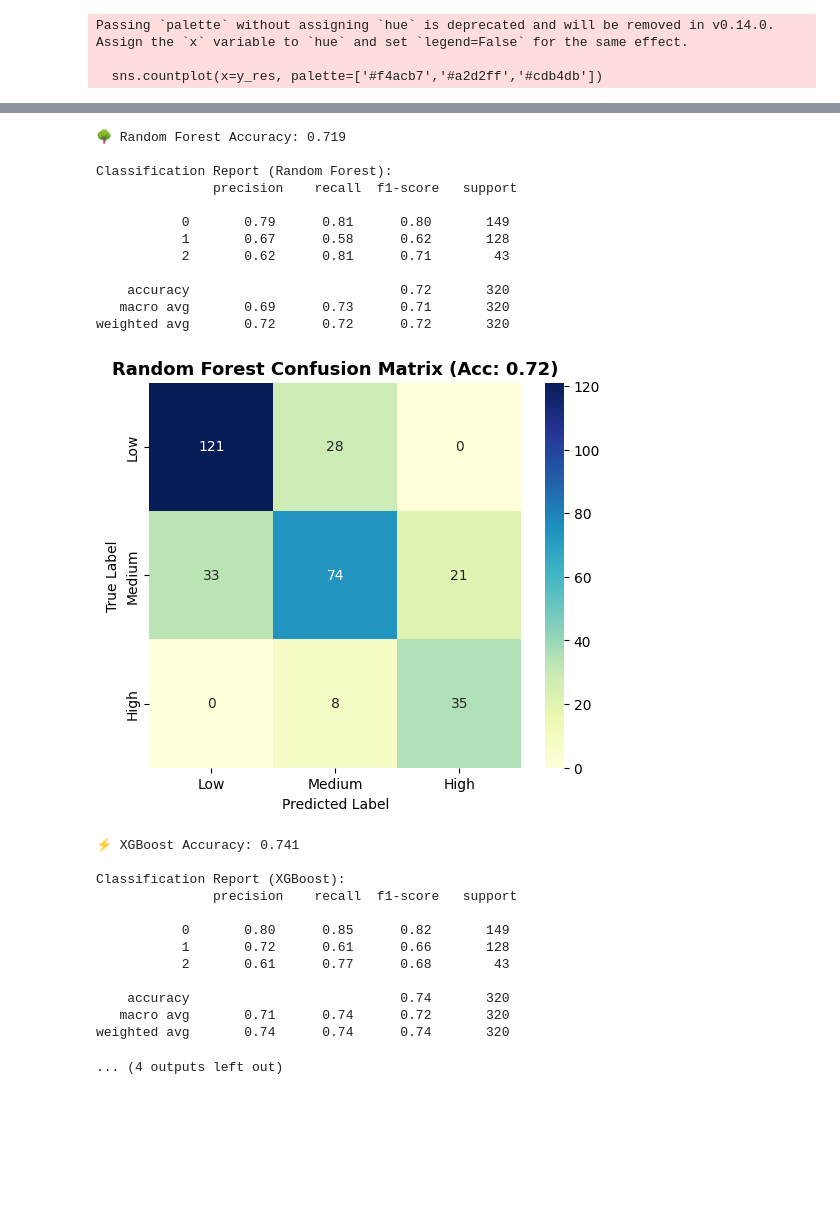
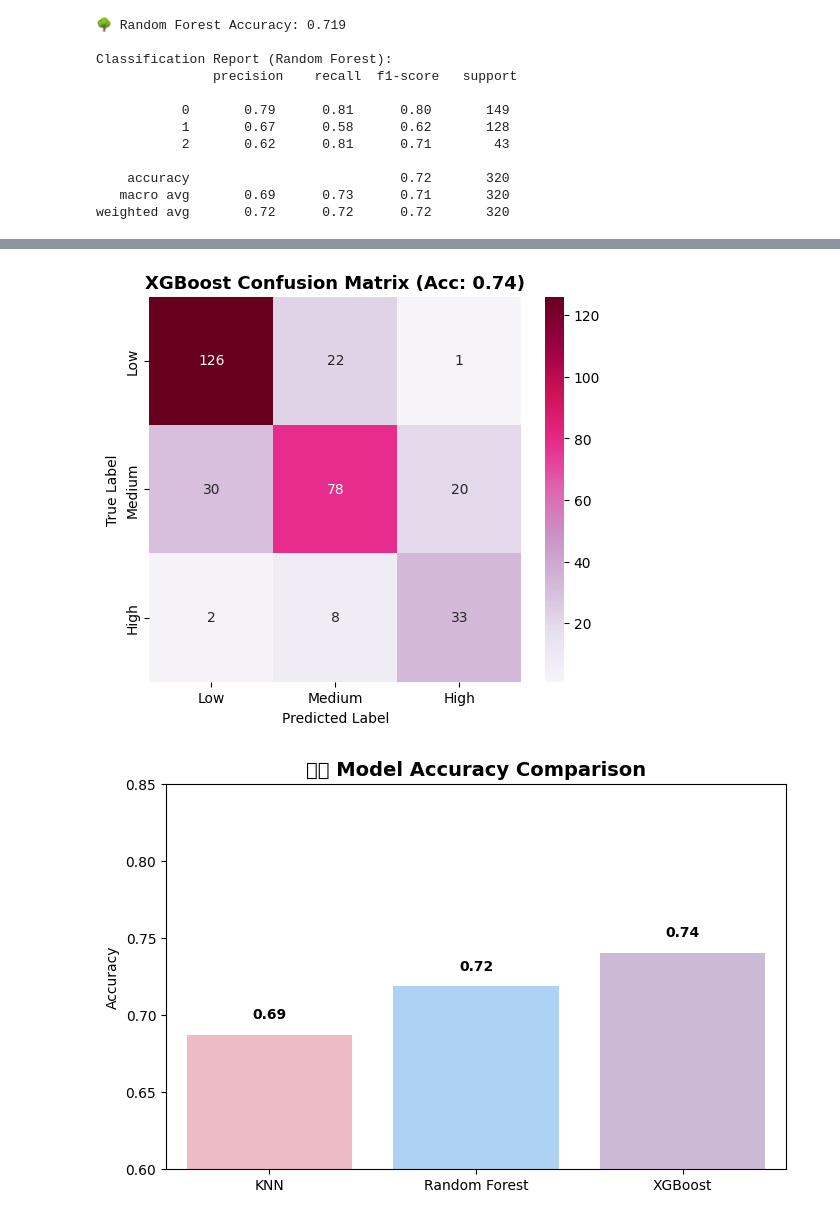
Before and after one commit to Nikkilabesf/k-nearest-neighbors-project-tutorial, a Jupyter notebook: K-Nearest-Neighbors-projects.ipynb, the cells around one changed output, grey strips where cells are left out. Cells and saved outputs as stored; diff of their text form; code cells hidden in the pictures; blank space fills up the shorter version.

Commit message:
🍷 Final version: KNN, Random Forest, XGBoost + fixed visuals and summary

```diff
--- a/K-Nearest-Neighbors-projects.ipynb
+++ b/K-Nearest-Neighbors-projects.ipynb
@@ -20,6 +20,8 @@ from sklearn.ensemble import RandomForestClassifier
 from sklearn.metrics import accuracy_score, confusion_matrix, classification_report
 from imblearn.over_sampling import SMOTE
 from xgboost import XGBClassifier
+import warnings
+warnings.filterwarnings("ignore")  # hide minor warnings for clean output
 
 # ==========================================================
 # 🍇 1️⃣ Load Dataset
@@ -63,7 +65,7 @@ X_test_scaled = scaler.transform(X_test)
 # 📊 5️⃣ Show Class Imbalance Before SMOTE
 # ==========================================================
 plt.figure(figsize=(6,4))
-sns.countplot(x=y_train, palette=['#f4acb7','#a2d2ff','#cdb4db'])
+sns.countplot(x=y_train, hue=y_train, legend=False, palette=['#f4acb7','#a2d2ff','#cdb4db'])
 plt.title("Before SMOTE: Class Distribution", fontsize=13, fontweight='bold')
 plt.xlabel("Label (0=Low, 1=Medium, 2=High)")
 plt.ylabel("Count")
@@ -76,7 +78,7 @@ smote = SMOTE(random_state=42)
 X_res, y_res = smote.fit_resample(X_train_scaled, y_train)
 
 plt.figure(figsize=(6,4))
-sns.countplot(x=y_res, palette=['#f4acb7','#a2d2ff','#cdb4db'])
+sns.countplot(x=y_res, hue=y_res, legend=False, palette=['#f4acb7','#a2d2ff','#cdb4db'])
 plt.title("After SMOTE: Class Distribution", fontsize=13, fontweight='bold')
 plt.xlabel("Label (0=Low, 1=Medium, 2=High)")
 plt.ylabel("Count")
@@ -165,6 +167,7 @@ sns.heatmap(confusion_matrix(y_test, xgb_pred), annot=True, fmt='d', cmap='PuRd'
 plt.title(f"XGBoost Confusion Matrix (Acc: {xgb_acc:.2f})", fontsize=13, fontweight='bold')
 plt.xlabel("Predicted Label")
 plt.ylabel("True Label")
+%matplotlib inline
 plt.show()
 
 # ==========================================================
@@ -180,7 +183,6 @@ plt.ylabel('Accuracy')
 plt.ylim(0.6, 0.85)
 for i, acc in enumerate(accuracies):
     plt.text(i, acc + 0.01, f"{acc:.2f}", ha='center', fontweight='bold', color='black')
-%matplotlib inline
 plt.show()
 # %% [output]
 📊 Dataset Preview:
@@ -213,3 +231,12 @@ Passing `palette` without assigning `hue` is deprecated and will be removed in v
-Passing `palette` without assigning `hue` is deprecated and will be removed in v0.14.0. Assign the `x` variable to `hue` and set `legend=False` for the same effect.
+🌳 Random Forest Accuracy: 0.719
 
-  sns.countplot(x=y_res, palette=['#f4acb7','#a2d2ff','#cdb4db'])
+Classification Report (Random Forest):
+               precision    recall  f1-score   support
+
+           0       0.79      0.81      0.80       149
+           1       0.67      0.58      0.62       128
+           2       0.62      0.81      0.71        43
+
+    accuracy                           0.72       320
+   macro avg       0.69      0.73      0.71       320
+weighted avg       0.72      0.72      0.72       320
@@ -235,26 +256,2 @@ weighted avg       0.70      0.69      0.69       320
-🌳 Random Forest Accuracy: 0.719
-
-Classification Report (Random Forest):
-               precision    recall  f1-score   support
-
-           0       0.79      0.81      0.80       149
-           1       0.67      0.58      0.62       128
-           2       0.62      0.81      0.71        43
-
-    accuracy                           0.72       320
-   macro avg       0.69      0.73      0.71       320
-weighted avg       0.72      0.72      0.72       320
-[figure]
-⚡ XGBoost Accuracy: 0.741
-
-Classification Report (XGBoost):
-               precision    recall  f1-score   support
-
-           0       0.80      0.85      0.82       149
-           1       0.72      0.61      0.66       128
-           2       0.61      0.77      0.68        43
-
-    accuracy                           0.74       320
-   macro avg       0.71      0.74      0.72       320
-weighted avg       0.74      0.74      0.74       320
-... (4 outputs left out)
+[figure, added]
+[figure, added]
```
Also changed, not shown: parts of 1 cell of this notebook.
